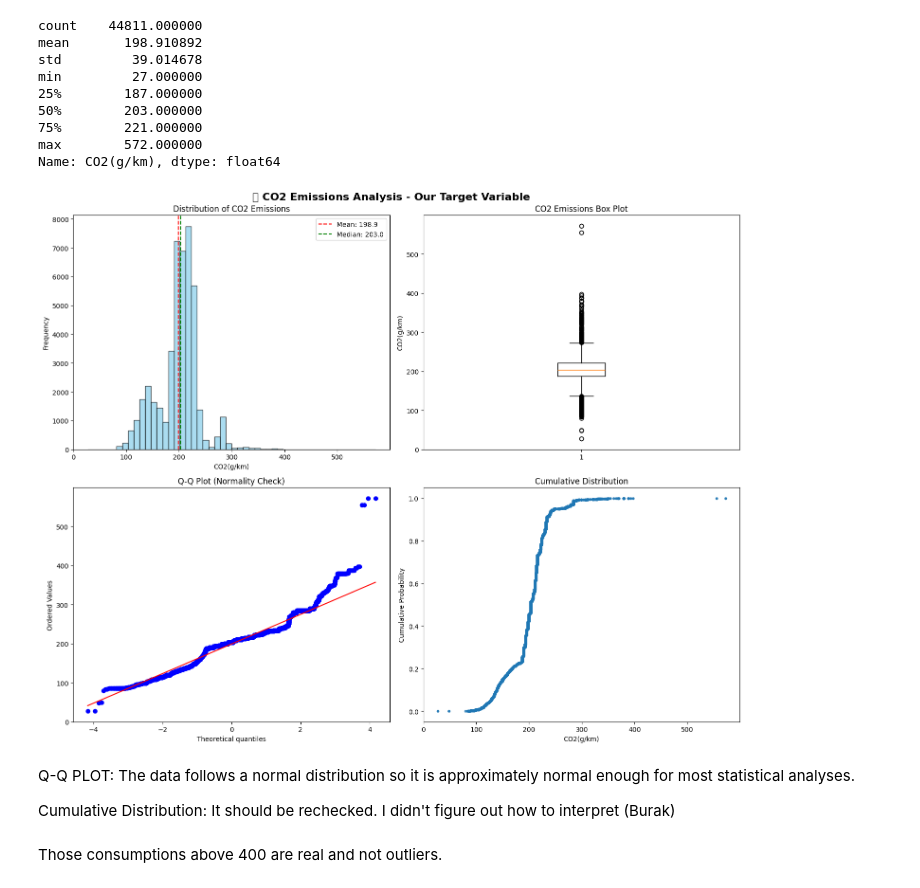
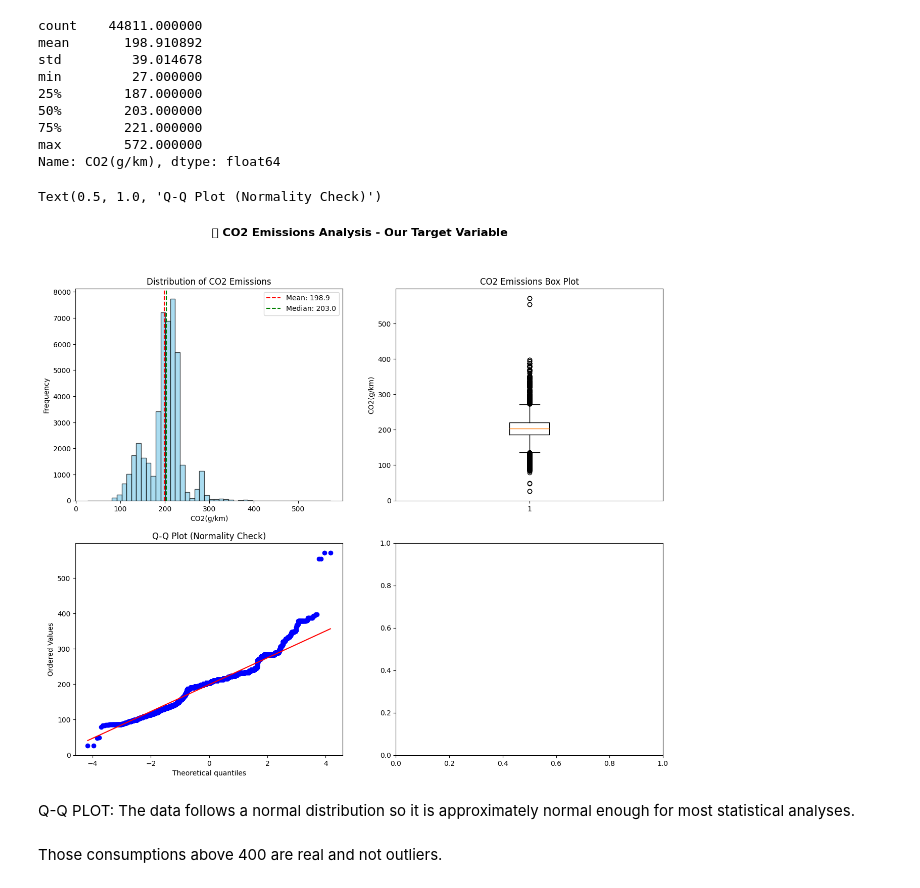
Before and after one commit to Tavocado-S/CO2_Prediction, a Jupyter notebook: notebooks/burak_explo_copy.ipynb, the cells around one changed output. Cells and saved outputs as stored; diff of their text form; code cells hidden in the pictures.

```diff
--- a/notebooks/burak_explo_copy.ipynb
+++ b/notebooks/burak_explo_copy.ipynb
@@ -414,42 +414,30 @@ Name: CO2(g/km), dtype: float64
 # %%
 # Create comprehensive CO2 analysis plot
 fig, axes = plt.subplots(2, 2, figsize=(15, 12))
 fig.suptitle('🎯 CO2 Emissions Analysis - Our Target Variable', fontsize=16, fontweight='bold')
 
 # Distribution histogram
 axes[0,0].hist(df['CO2(g/km)'].dropna(), bins=50, alpha=0.7, color='skyblue', edgecolor='black')
 axes[0,0].axvline(df['CO2(g/km)'].mean(), color='red', linestyle='--', label=f'Mean: {df["CO2(g/km)"].mean():.1f}')
 axes[0,0].axvline(df['CO2(g/km)'].median(), color='green', linestyle='--', label=f'Median: {df["CO2(g/km)"].median():.1f}')
 axes[0,0].set_title('Distribution of CO2 Emissions')
 axes[0,0].set_xlabel('CO2(g/km)')
 axes[0,0].set_ylabel('Frequency')
 axes[0,0].legend()
 
 # Box plot
 axes[0,1].boxplot(df['CO2(g/km)'].dropna())
 axes[0,1].set_title('CO2 Emissions Box Plot')
 axes[0,1].set_ylabel('CO2(g/km)')
 
 # Q-Q plot for normality
 stats.probplot(df['CO2(g/km)'].dropna(), dist="norm", plot=axes[1,0])
 axes[1,0].set_title('Q-Q Plot (Normality Check)')
-
-# Cumulative distribution
-sorted_co2 = np.sort(df['CO2(g/km)'].dropna())
-y = np.arange(1, len(sorted_co2) + 1) / len(sorted_co2)
-axes[1,1].plot(sorted_co2, y, marker='.', linestyle='none', alpha=0.7)
-axes[1,1].set_title('Cumulative Distribution')
-axes[1,1].set_xlabel('CO2(g/km)')
-axes[1,1].set_ylabel('Cumulative Probability')
-
-plt.tight_layout()
-plt.show()
 # %% [output]
+Text(0.5, 1.0, 'Q-Q Plot (Normality Check)')
-[figure, old version]
+[figure, new version]
 # %% [markdown]
 Q-Q PLOT: The data follows a normal distribution so it is approximately normal enough for most statistical analyses.
-
-Cumulative Distribution: It should be rechecked. I didn't figure out how to interpret (Burak)
 # %% [markdown]
 Those consumptions above 400 are real and not outliers.
 # %% [markdown]
```
Also changed, not shown: 1 other file.
